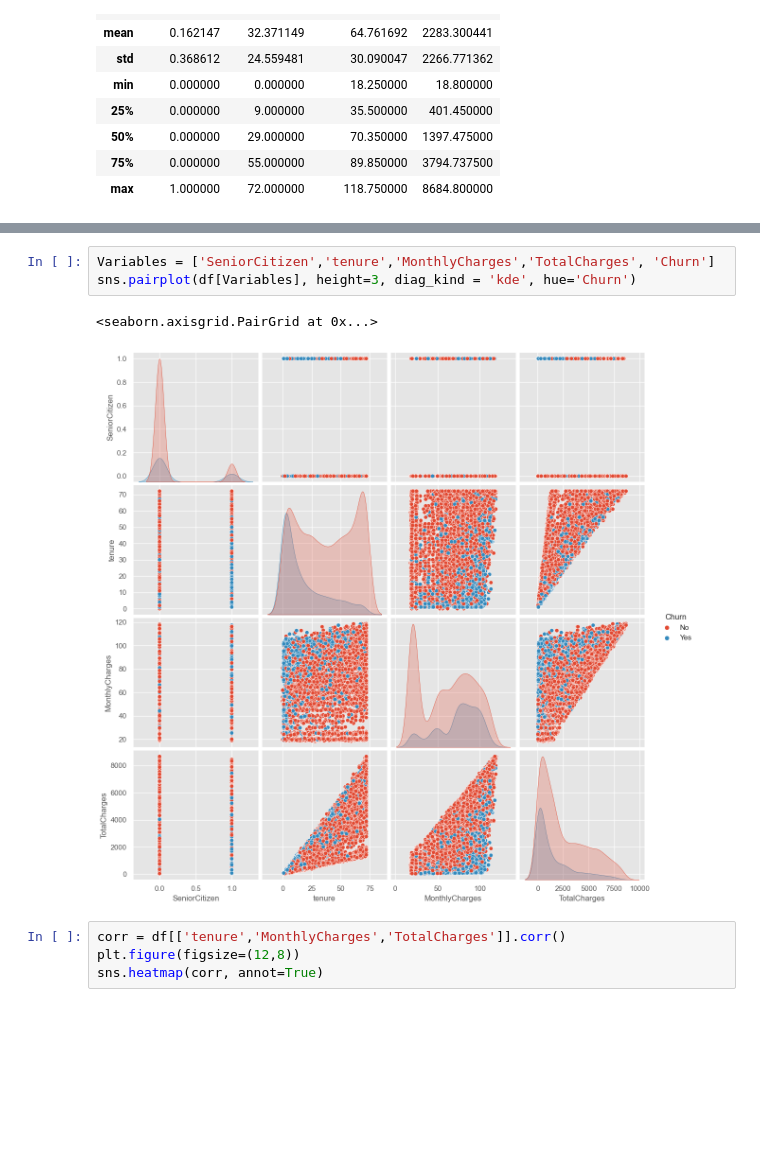
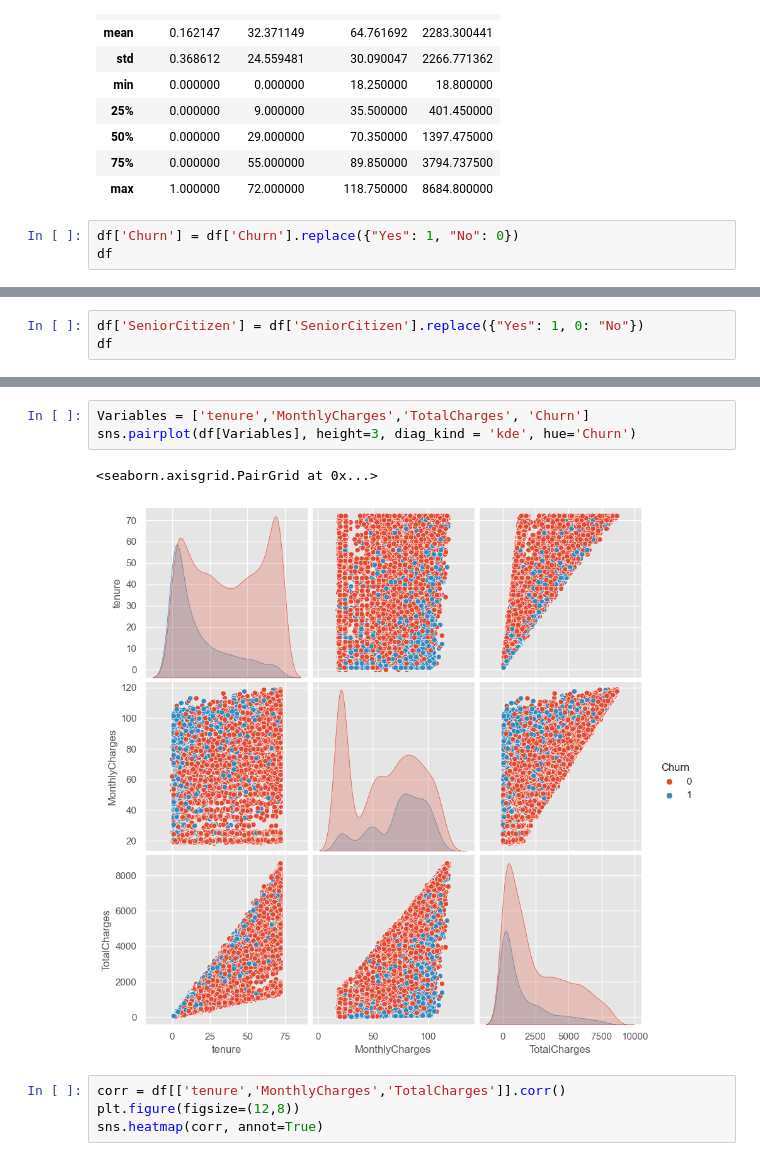
Before and after one commit to jdiegodmeza/ProyectoAnalisisPython, a Jupyter notebook: Trabajo Final_Juan Diego Diaz.ipynb, the cells around one changed output, grey strips where cells are left out. Drawn from its saved outputs; the diff is of its cells as text; blank space fills up the shorter version.

```diff
--- a/Trabajo Final_Juan Diego Diaz.ipynb
+++ b/Trabajo Final_Juan Diego Diaz.ipynb
@@ -88,3 +88,6 @@ df.describe()
 | 50% | 0.000000 | 29.000000 | 70.350000 | 1397.475000 |
 | 75% | 0.000000 | 55.000000 | 89.850000 | 3794.737500 |
 | max | 1.000000 | 72.000000 | 118.750000 | 8684.800000 |
+# %%
+df['Churn'] = df['Churn'].replace({"Yes": 1, "No": 0})
+df
@@ -90,0 +108,3 @@ df.describe()
+# %%
+df['SeniorCitizen'] = df['SeniorCitizen'].replace({"Yes": 1, 0: "No"})
+df
@@ -97,9 +131,9 @@ plt.show()
 # %%
-Variables = ['SeniorCitizen','tenure','MonthlyCharges','TotalCharges', 'Churn']
+Variables = ['tenure','MonthlyCharges','TotalCharges', 'Churn']
 sns.pairplot(df[Variables], height=3, diag_kind = 'kde', hue='Churn')
 # %% [output]
 <seaborn.axisgrid.PairGrid at 0x...>
-[figure, old version]
+[figure, new version]
 # %%
 corr = df[['tenure','MonthlyCharges','TotalCharges']].corr()
 plt.figure(figsize=(12,8))
```
Also changed, not shown: parts of 39 cells of this notebook.
